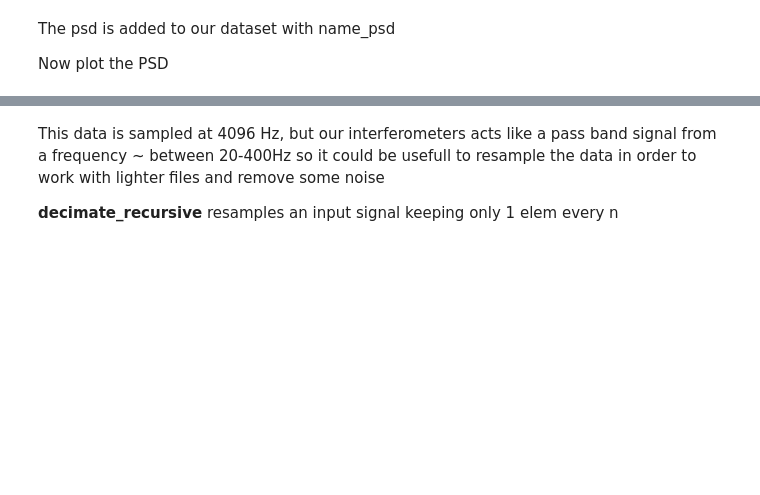
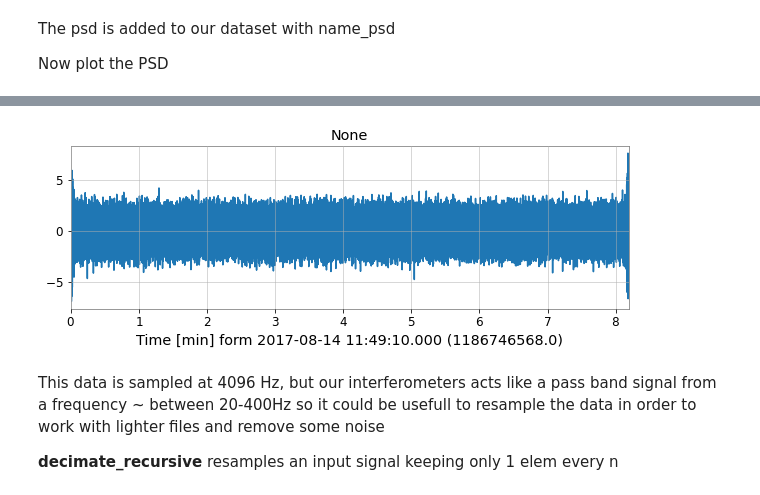
Before and after one commit to luca-rei/ml-genoa, a Jupyter notebook: virgo.ipynb, the cells around one changed output, grey strips where cells are left out. Saved outputs shown, nothing was run; the diff lists cells and outputs as text; code cells hidden in the pictures; blank space fills up the shorter version.

```diff
--- a/virgo.ipynb
+++ b/virgo.ipynb
@@ -148,3 +186,8 @@ online_cleaned = pre.whiten(online, dama['online_psd'].data, 1./500)
+# %%
+# let's plot it
+dama['online_whiten'].plot()
+# %% [output]
+[figure, added]
 # %% [markdown]
 This data is sampled at 4096 Hz, but our interferometers acts like a pass band signal from a frequency ~ between 20-400Hz so it could be usefull to resample the data in order to work with lighter files and remove some noise
 
```
Also changed, not shown: parts of 42 cells of this notebook.
